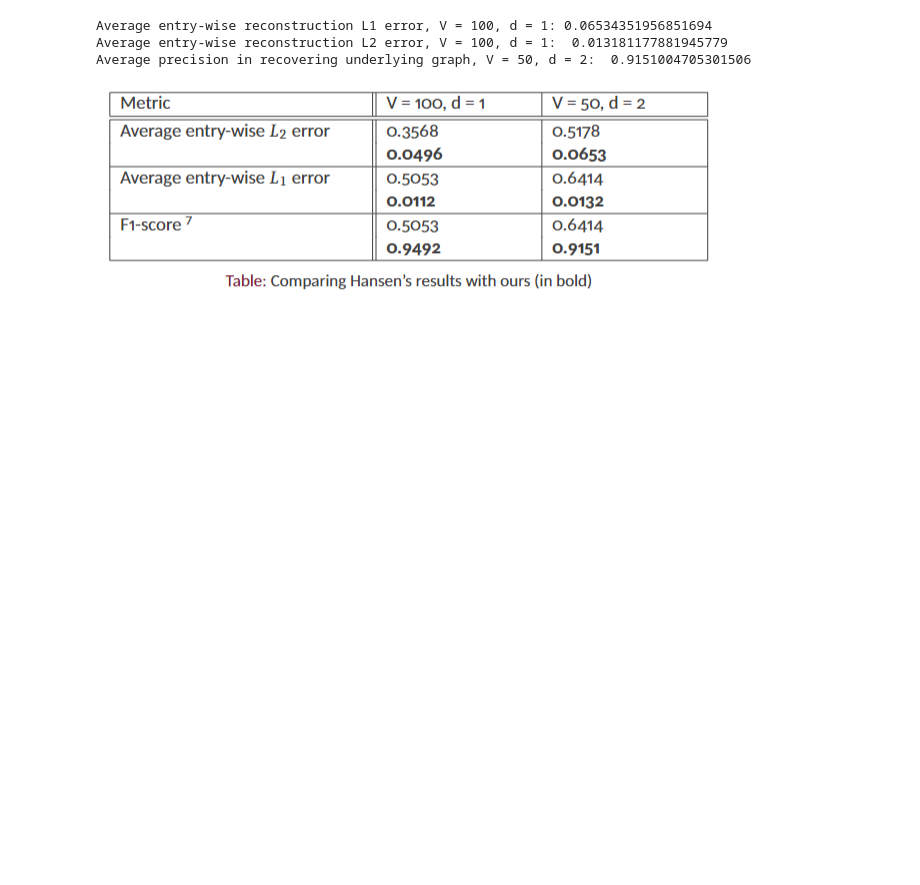
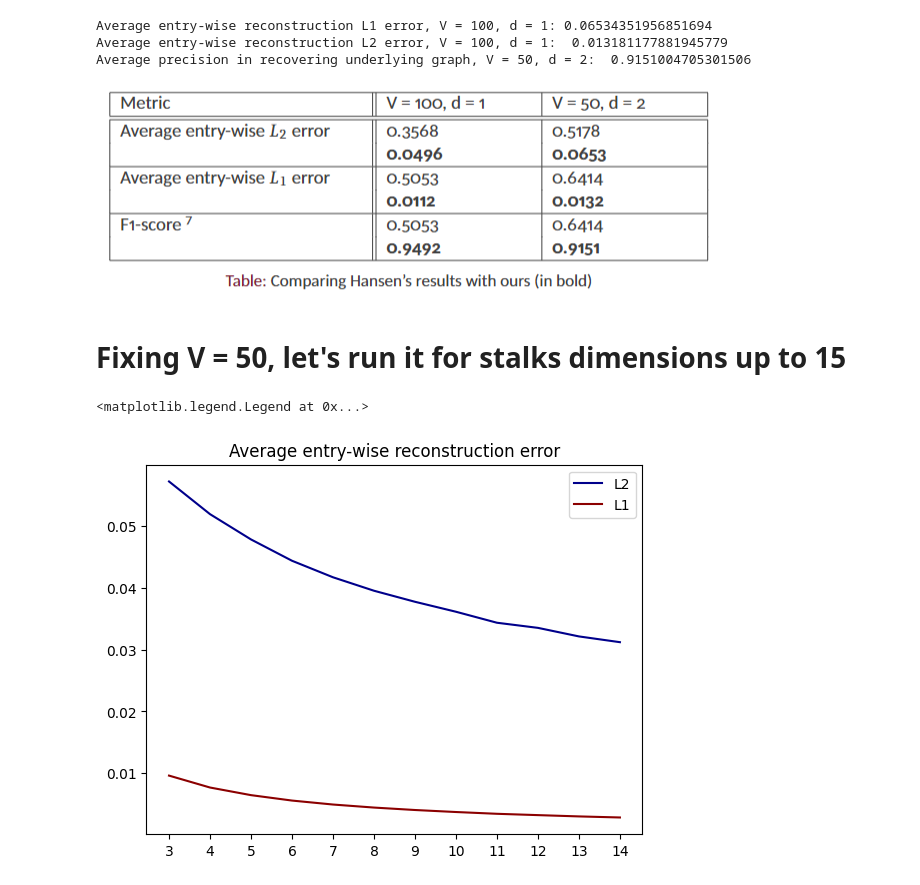
Before and after one commit to LeoDiNino97/GraphCellSheaf, a Jupyter notebook: TV4LaplacianLearning/sheavesTV_primer.ipynb, the cells around one changed output. Drawn from its saved outputs; the diff is of its cells as text; code cells hidden in the pictures; blank space fills up the shorter version.

```diff
--- a/TV4LaplacianLearning/sheavesTV_primer.ipynb
+++ b/TV4LaplacianLearning/sheavesTV_primer.ipynb
@@ -380,7 +429,7 @@ def simulation(V = 100, d = 3):
         for e in all_edges
         }
 
-    for e in tqdm(all_edges):
+    for e in all_edges:
         u = e[0]
         v = e[1]
 
@@ -471,3 +520,36 @@ Average entry-wise reconstruction L2 error, V = 100, d = 1:  0.01318117788194577
 Average precision in recovering underlying graph, V = 50, d = 2:  0.9151004705301506
 # %% [markdown]
 ![image.png](attachment:image.png)
+# %% [markdown]
+# Fixing V = 50, let's run it for stalks dimensions up to 15
+# %%
+T = 10
+D = 15
+
+sims_1_avgDist_L2 = {d:[0 for _ in range(T)] for d in range(3,D)}
+sims_1_avgDist_L1 = {d:[0 for _ in range(T)] for d in range(3,D)}
+sims_1_sparsAcc = {d:[0 for _ in range(T)] for d in range(3,D)}
+
+for d_ in tqdm(range(3,D)):
+    for t in range(T):
+        simu = simulation(V = 50, d = d_)
+
+        sims_1_avgDist_L2[d_][t] = simu["AvgEntryWiseED_L2"]
+        sims_1_avgDist_L1[d_][t] = simu["AvgEntryWiseED_L1"]
+        sims_1_sparsAcc[d_][t] = simu["SparsityAccuracy"]
+# %%
+avg_L2 = np.array([sum(sims_1_avgDist_L2[d]) / 10 for d in range(3,D)])
+avg_L1 = np.array([sum(sims_1_avgDist_L1[d]) / 10 for d in range(3,D)])
+sparsAcc = np.array([sum(sims_1_sparsAcc[d]) / 10 for d in range(3,D)])
+# %%
+xticks = [d for d in range(3,D)]
+plt.figure()
+
+plt.title('Average entry-wise reconstruction error')
+plt.plot(xticks,avg_L2, color='darkblue', label='L2')
+plt.plot(xticks,avg_L1, color='darkred', label='L1')
+plt.xticks(xticks)
+plt.legend()
+# %% [output]
+<matplotlib.legend.Legend at 0x...>
+[figure, added]
```
Also changed, not shown: parts of 3 cells of this notebook.
